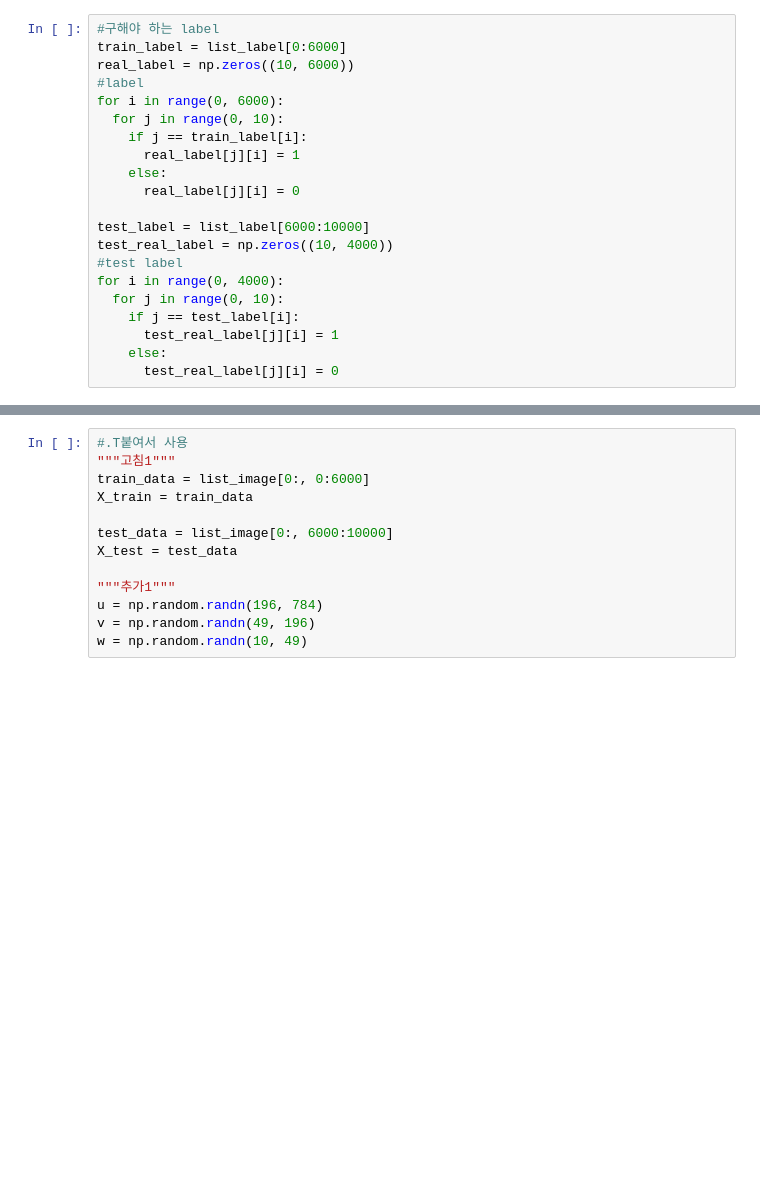
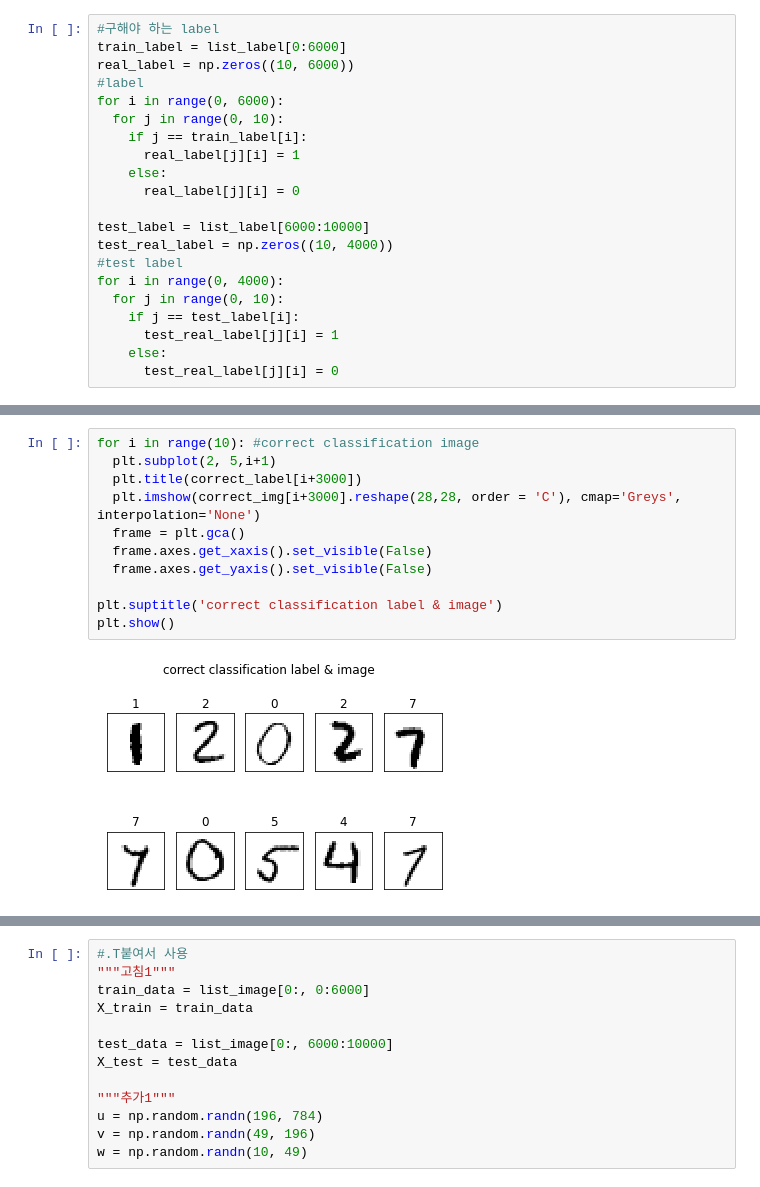
Before and after one commit to CJavaPython/AssignmentFolder, a Jupyter notebook: Assignment09/Assignment09.ipynb, the cells around one changed output, grey strips where cells are left out. Drawn from its saved outputs; the diff is of its cells as text; blank space fills up the shorter version.

```diff
--- a/Assignment09/Assignment09.ipynb
+++ b/Assignment09/Assignment09.ipynb
@@ -284,0 +308,13 @@ plt.show()
+# %%
+for i in range(10): #correct classification image
+  plt.subplot(2, 5,i+1)
+  plt.title(correct_label[i+3000])
+  plt.imshow(correct_img[i+3000].reshape(28,28, order = 'C'), cmap='Greys', interpolation='None')
+  frame = plt.gca()
+  frame.axes.get_xaxis().set_visible(False)
+  frame.axes.get_yaxis().set_visible(False)
+
+plt.suptitle('correct classification label & image')
+plt.show()
+# %% [output]
+[figure, added]
```
Also changed, not shown: parts of 36 cells of this notebook.
